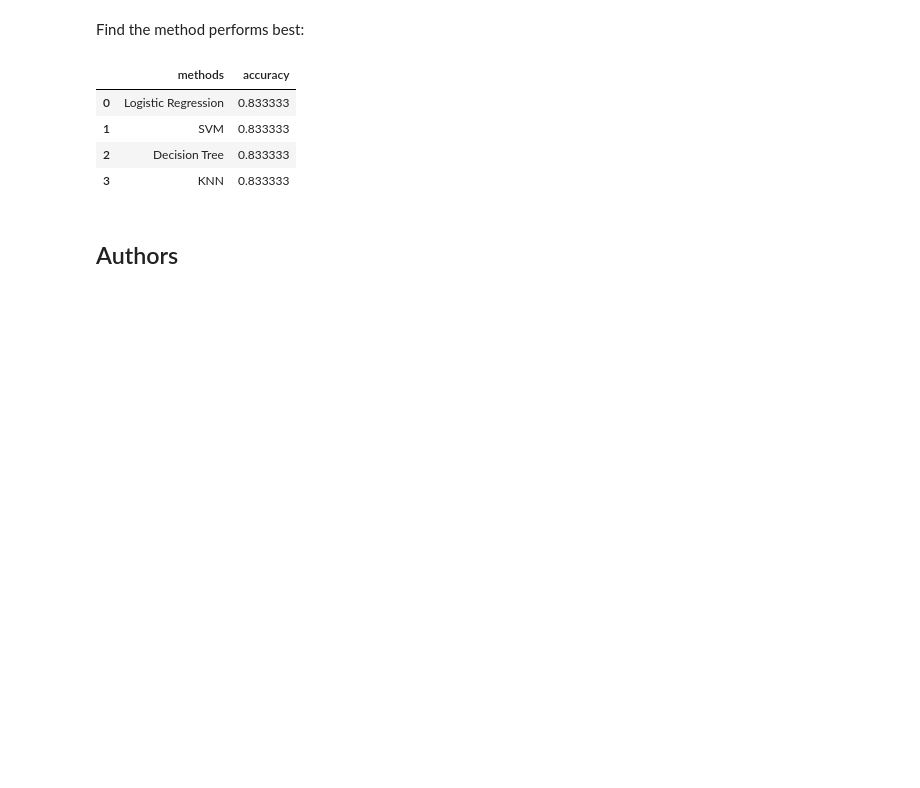
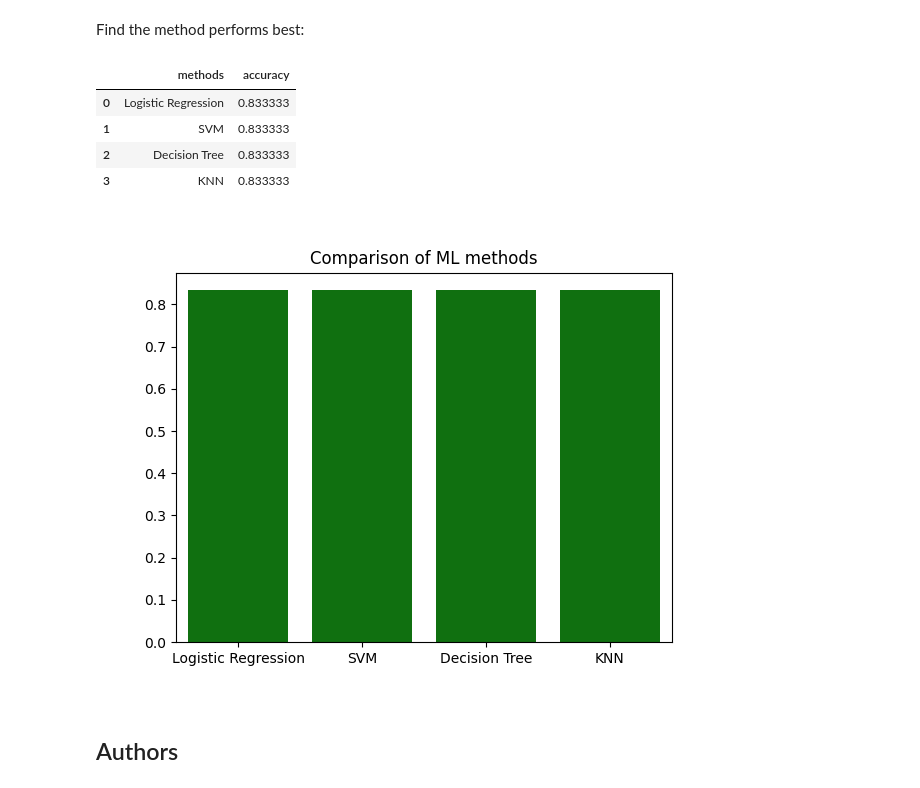
Before and after one commit to hmh0490/IBM-Data-science-course, a Jupyter notebook: Data science capstone project ML.ipynb, the cells around one changed output. Drawn from its saved outputs; the diff is of its cells as text; code cells hidden in the pictures; blank space fills up the shorter version.

```diff
--- a/Data science capstone project ML.ipynb
+++ b/Data science capstone project ML.ipynb
@@ -373,6 +373,12 @@ methods_df
 | 1 | SVM | 0.833333 |
 | 2 | Decision Tree | 0.833333 |
 | 3 | KNN | 0.833333 |
+# %%
+method_compare = sns.barplot(x=methods, y=accuracy, color="green")
+plt.title("Comparison of ML methods")
+plt.show()
+# %% [output]
+[figure, added]
 # %% [markdown]
 ## Authors
 # %% [markdown]
```
Also changed, not shown: parts of 1 cell of this notebook.
